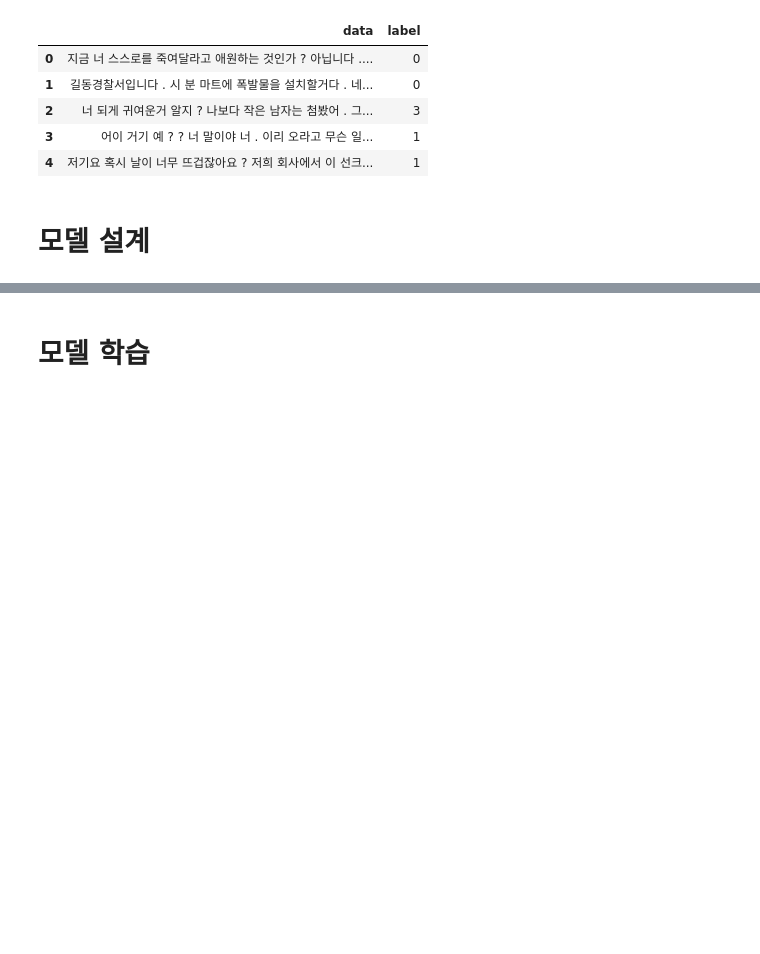
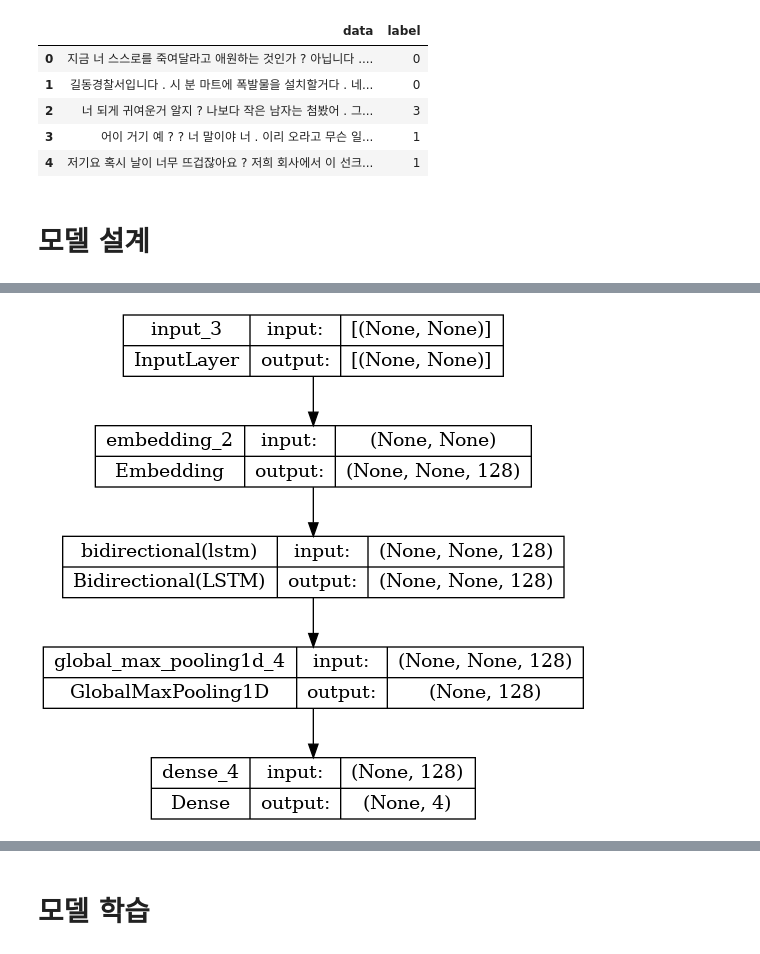
Before and after one commit to aiffel-online4-nlp-kimNlim/DLthon, a Jupyter notebook: notebooks/kyeonghun/base_model.ipynb, the cells around one changed output, grey strips where cells are left out. Saved outputs shown, nothing was run; the diff lists cells and outputs as text; code cells hidden in the pictures; blank space fills up the shorter version.

```diff
--- a/notebooks/kyeonghun/base_model.ipynb
+++ b/notebooks/kyeonghun/base_model.ipynb
@@ -128,6 +133,11 @@ def BiLSTM(vocab_size, word_vector_dim):
     model = Model(inputs=inputs, outputs=out)
 
     return model
+# %%
+bilstm = BiLSTM(vocab_size, word_vector_dim)
+tf.keras.utils.plot_model(bilstm, show_shapes=True)
+# %% [output]
+[figure, added]
 # %%
 def BiLSTM_LSTM(vocab_size, word_vector_dim):
 
```
Also changed, not shown: parts of 4 cells of this notebook, 6 other files.
